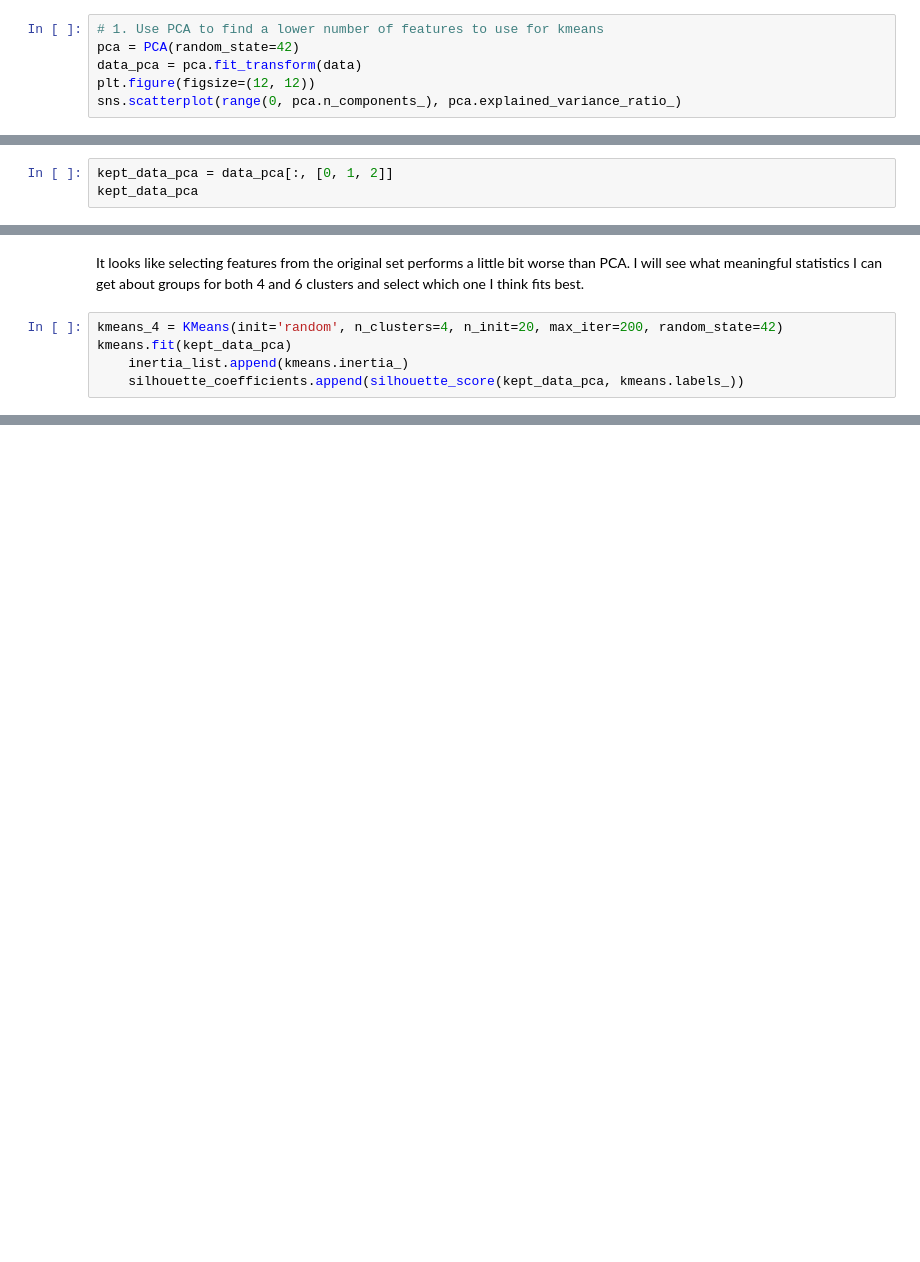
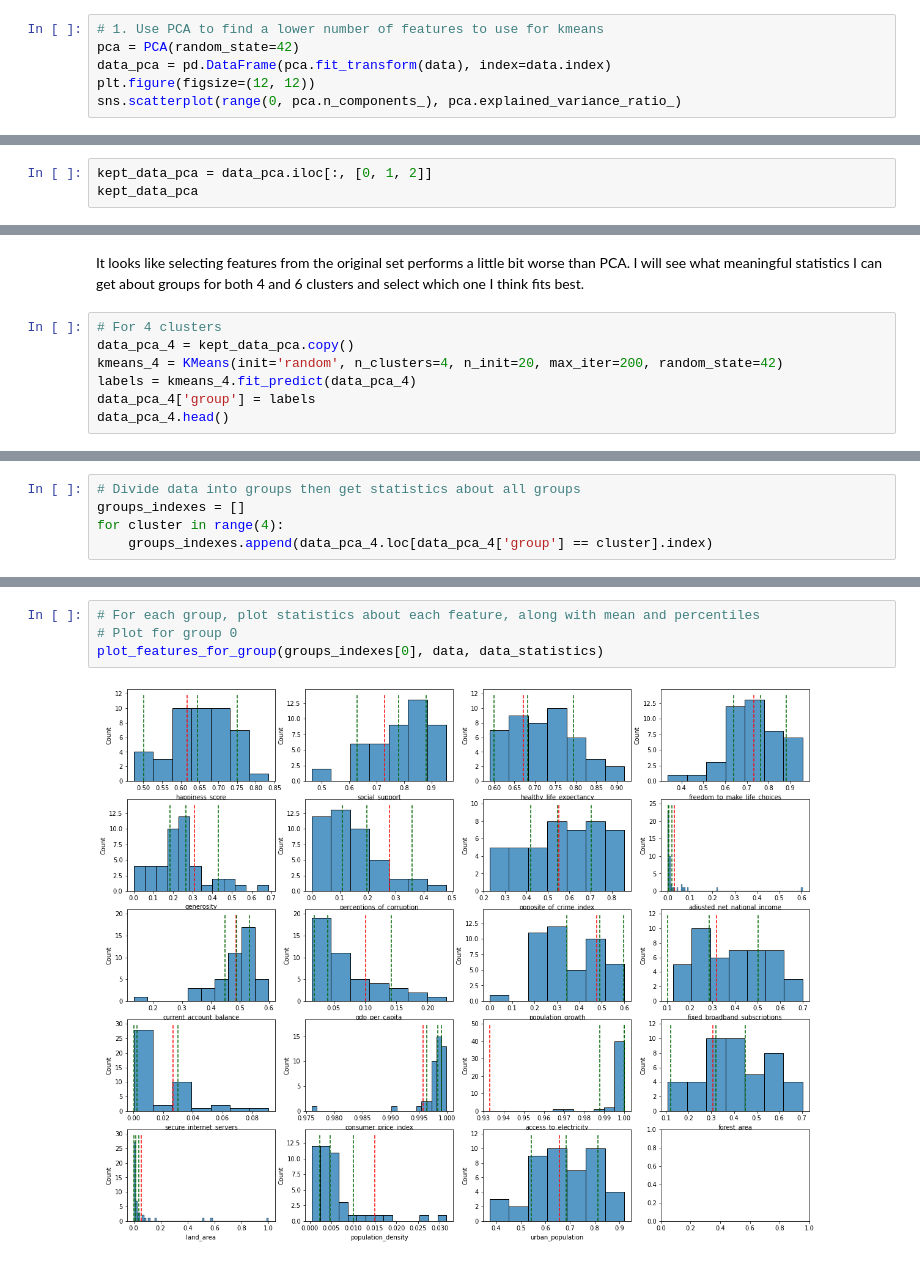
Before and after one commit to andrei-trofin/country-selector, a Jupyter notebook: notebooks/2. EDA and Clustering.ipynb, the cells around one changed output, grey strips where cells are left out. Cells and saved outputs as stored; diff of their text form; blank space fills up the shorter version.

Commit message:
clustering process - try 4 clustering strategies

```diff
--- a/notebooks/2. EDA and Clustering.ipynb
+++ b/notebooks/2. EDA and Clustering.ipynb
@@ -118,7 +135,7 @@ What I got here is an inertia value closer to 0. That means that my clusters are
 # %%
 # 1. Use PCA to find a lower number of features to use for kmeans
 pca = PCA(random_state=42)
-data_pca = pca.fit_transform(data)
+data_pca = pd.DataFrame(pca.fit_transform(data), index=data.index)
 plt.figure(figsize=(12, 12))
 sns.scatterplot(range(0, pca.n_components_), pca.explained_variance_ratio_)
 # %% [output]
@@ -127,6 +144,6 @@ sns.scatterplot(range(0, pca.n_components_), pca.explained_variance_ratio_)
 # %% [markdown]
 I can see that there is only one component that explains the dataset variance. However, so as to not only use one feature, I will keep the 3 most important features and see how this affects my kmeans scores.
 # %%
-kept_data_pca = data_pca[:, [0, 1, 2]]
+kept_data_pca = data_pca.iloc[:, [0, 1, 2]]
 kept_data_pca
 # %% [output]
@@ -217,7 +231,9 @@ sns.lineplot(x=range(2, max_clusters_number), y=silhouette_coefficients, legend=
 # %% [markdown]
 It looks like selecting features from the original set performs a little bit worse than PCA. I will see what meaningful statistics I can get about groups for both 4 and 6 clusters and select which one I think fits best.
 # %%
+# For 4 clusters
+data_pca_4 = kept_data_pca.copy()
 kmeans_4 = KMeans(init='random', n_clusters=4, n_init=20, max_iter=200, random_state=42)
-kmeans.fit(kept_data_pca)
-    inertia_list.append(kmeans.inertia_)
-    silhouette_coefficients.append(silhouette_score(kept_data_pca, kmeans.labels_))
+labels = kmeans_4.fit_predict(data_pca_4)
+data_pca_4['group'] = labels
+data_pca_4.head()
@@ -223,0 +248,5 @@ kmeans.fit(kept_data_pca)
+# %%
+# Divide data into groups then get statistics about all groups
+groups_indexes = []
+for cluster in range(4):
+    groups_indexes.append(data_pca_4.loc[data_pca_4['group'] == cluster].index)
@@ -223,0 +258,6 @@ kmeans.fit(kept_data_pca)
+# %%
+# For each group, plot statistics about each feature, along with mean and percentiles
+# Plot for group 0
+plot_features_for_group(groups_indexes[0], data, data_statistics)
+# %% [output]
+[figure, added]
```
Also changed, not shown: parts of 38 cells of this notebook, 1 other file.
